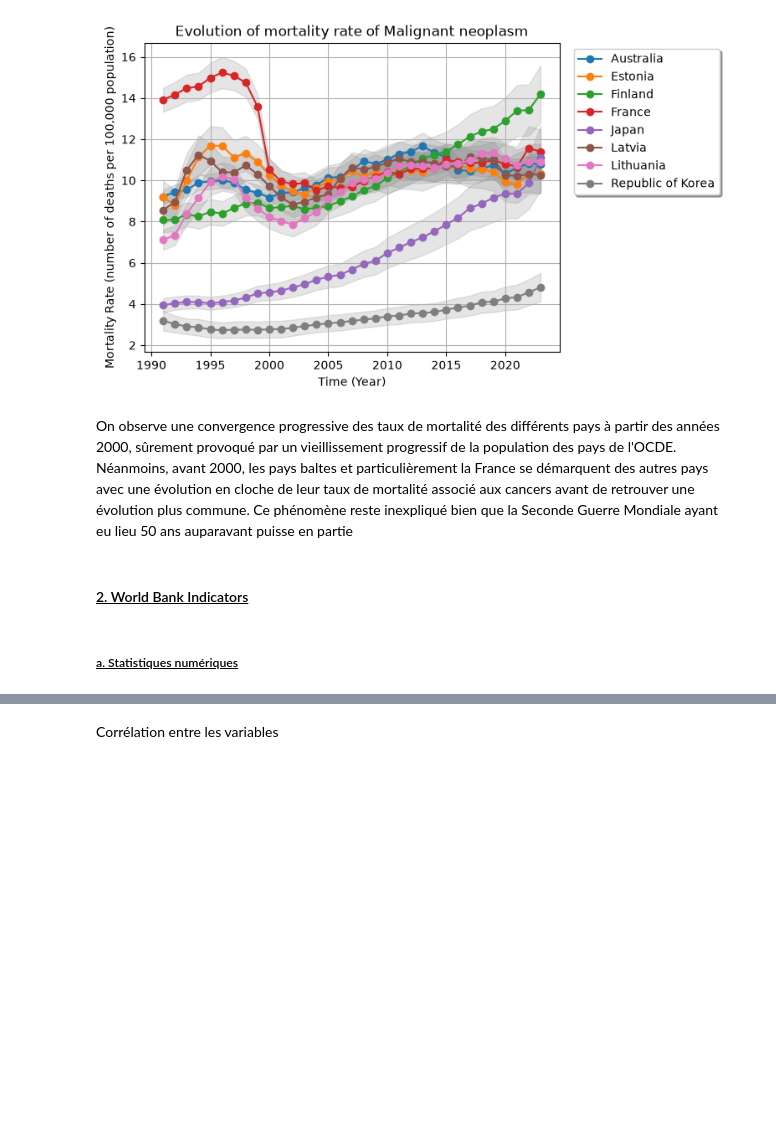
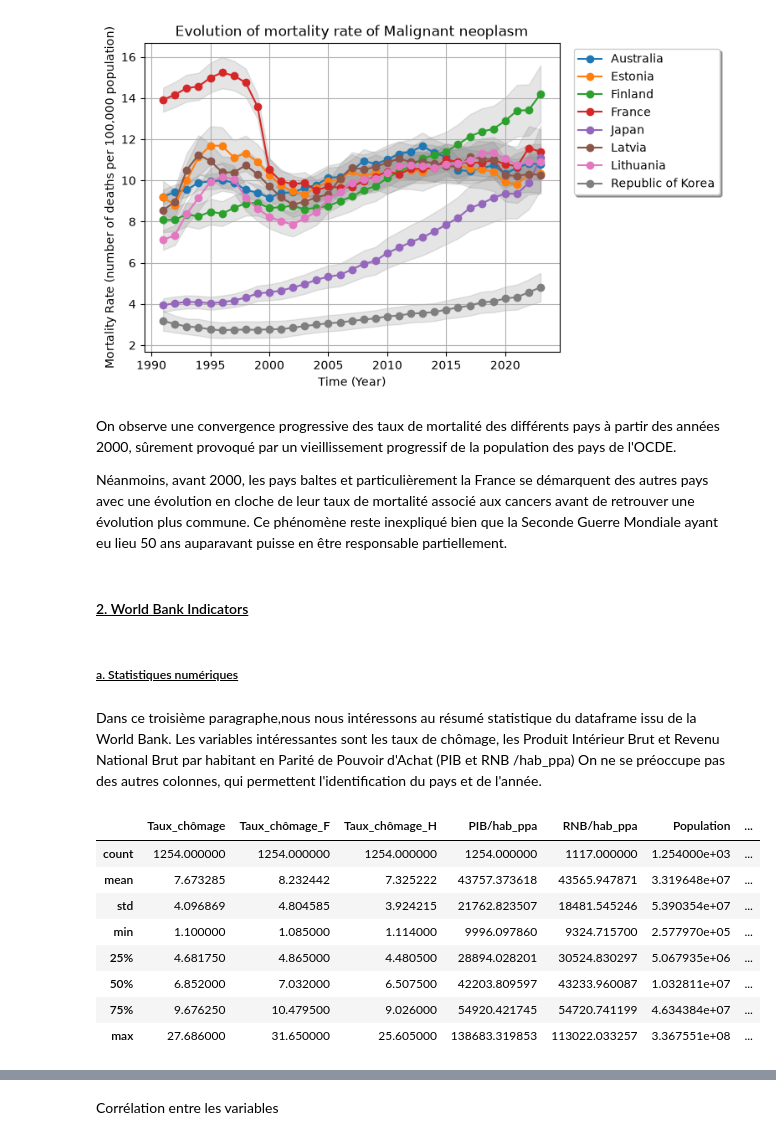
Before and after one commit to eleanorpaineau/Projet-Python, a Jupyter notebook: notebook_principal.ipynb, the cells around one changed output, grey strips where cells are left out. Saved outputs shown, nothing was run; the diff lists cells and outputs as text; code cells hidden in the pictures; blank space fills up the shorter version.

```diff
--- a/notebook_principal.ipynb
+++ b/notebook_principal.ipynb
@@ -299,19 +299,34 @@ plot_dataframe_multiple_countries_GBD(df_final,2,[1,10,11,12,20,21,22,30]) #Canc
 [figure]
 # %% [markdown]
 On observe une convergence progressive des taux de mortalité des différents pays à partir des années 2000, sûrement provoqué par un vieillissement progressif de la population des pays de l'OCDE.
-Néanmoins, avant 2000, les pays baltes et particulièrement la France se démarquent des autres pays avec une évolution en cloche de leur taux de mortalité associé aux cancers avant de retrouver une évolution plus commune. Ce phénomène reste inexpliqué bien que la Seconde Guerre Mondiale ayant eu lieu 50 ans auparavant puisse en partie
+
+Néanmoins, avant 2000, les pays baltes et particulièrement la France se démarquent des autres pays avec une évolution en cloche de leur taux de mortalité associé aux cancers avant de retrouver une évolution plus commune. Ce phénomène reste inexpliqué bien que la Seconde Guerre Mondiale ayant eu lieu 50 ans auparavant puisse en être responsable partiellement.
 # %% [markdown]
 #### <u> 2. World Bank Indicators ####
+# %% [markdown]
+##### <u> a. Statistiques numériques
 # %% [markdown]
-##### <u> a. Statistiques numériques
+Dans ce troisième paragraphe,nous nous intéressons au résumé statistique du dataframe issu de la World Bank. Les variables intéressantes sont les taux de chômage, les Produit Intérieur Brut et Revenu National Brut par habitant en Parité de Pouvoir d'Achat (PIB et RNB /hab_ppa)
+On ne se préoccupe pas des autres colonnes, qui permettent l'identification du pays et de l'année.
 # %%
 variables_interet=["Taux_chômage",
     "Taux_chômage_F",
     "Taux_chômage_H",
     "PIB/hab_ppa",
     "RNB/hab_ppa",
     "Population",
-    "Pourcentage_pop_65plus", "Pourcentage_PIB_dépenses_santé"]
+    "Pourcentage_pop_65plus",
+    "Pourcentage_PIB_dépenses_santé"]
 
 df_final_WB[variables_interet].describe(include="all")
+# %% [output]
+|  | Taux_chômage | Taux_chômage_F | Taux_chômage_H | PIB/hab_ppa | RNB/hab_ppa | Population | ... |
+| count | 1254.000000 | 1254.000000 | 1254.000000 | 1254.000000 | 1117.000000 | 1.254000e+03 | ... |
+| mean | 7.673285 | 8.232442 | 7.325222 | 43757.373618 | 43565.947871 | 3.319648e+07 | ... |
+| std | 4.096869 | 4.804585 | 3.924215 | 21762.823507 | 18481.545246 | 5.390354e+07 | ... |
+| min | 1.100000 | 1.085000 | 1.114000 | 9996.097860 | 9324.715700 | 2.577970e+05 | ... |
+| 25% | 4.681750 | 4.865000 | 4.480500 | 28894.028201 | 30524.830297 | 5.067935e+06 | ... |
+| 50% | 6.852000 | 7.032000 | 6.507500 | 42203.809597 | 43233.960087 | 1.032811e+07 | ... |
+| 75% | 9.676250 | 10.479500 | 9.026000 | 54920.421745 | 54720.741199 | 4.634384e+07 | ... |
+| max | 27.686000 | 31.650000 | 25.605000 | 138683.319853 | 113022.033257 | 3.367551e+08 | ... |
 # %% [markdown]
```
Also changed, not shown: parts of 2 cells of this notebook.
